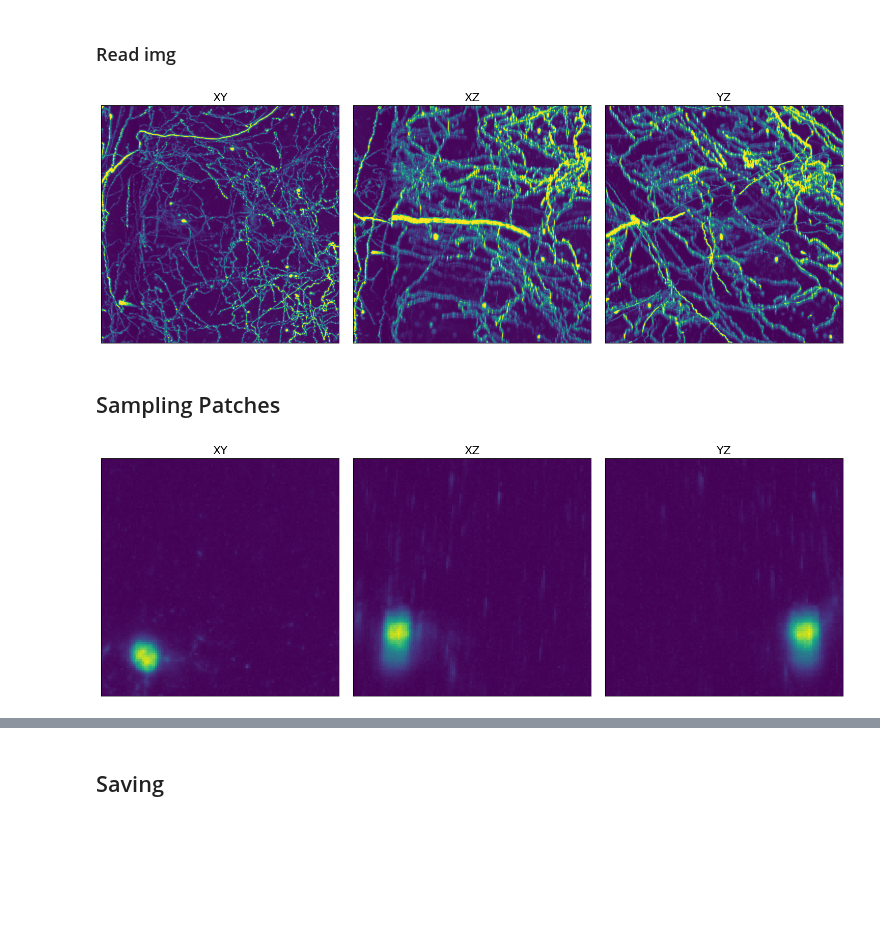
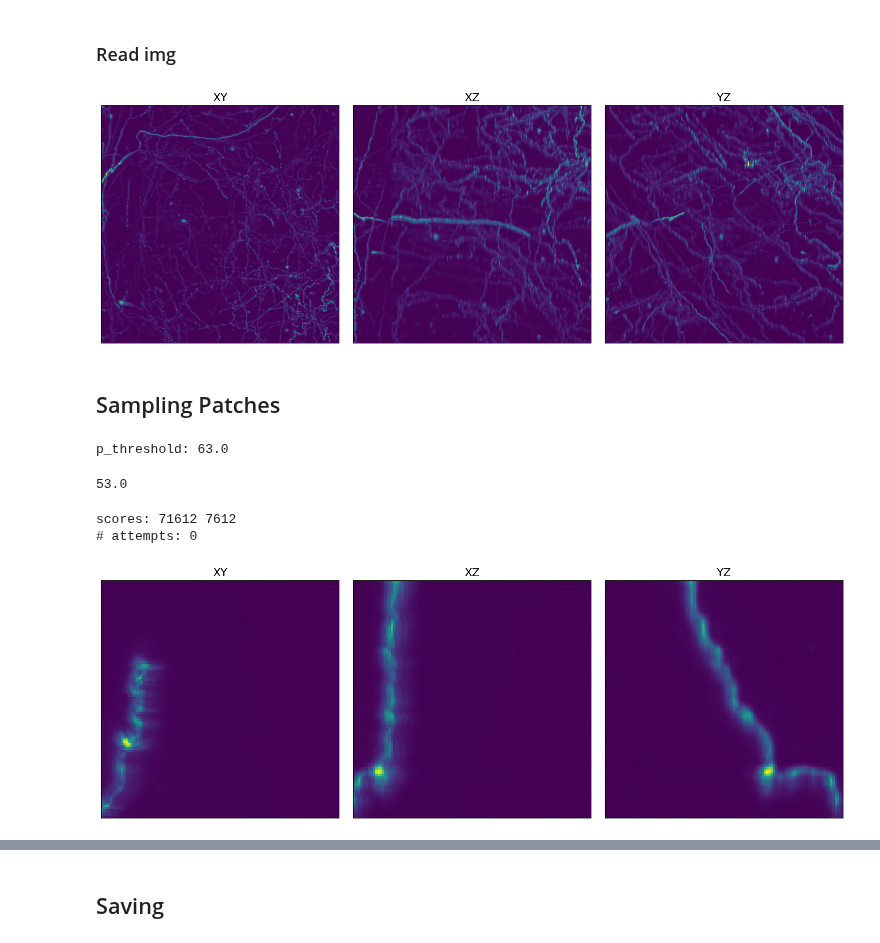
Before and after one commit to AllenNeuralDynamics/aind-exaspim-soma-detection, a Jupyter notebook: code/deconvolution_notebook.ipynb, the cells around one changed output, grey strips where cells are left out. Saved outputs shown, nothing was run; the diff lists cells and outputs as text; code cells hidden in the pictures; blank space fills up the shorter version.

```diff
--- a/code/deconvolution_notebook.ipynb
+++ b/code/deconvolution_notebook.ipynb
@@ -114,21 +114,28 @@ sites = [
 # %%
 # Region of interest
 origin = [36192, 5200, 17781]
 shape = [1200, 1200, 1200]
 from_center = True
 
 # Read img
 voxel = img_utils.to_voxels(origin, downsample_factor=downsample_factor)
 img_chunk = read_from_s3(img, voxel, shape, from_center=from_center)
 #img_chunk = imread("/root/capsule/results/inference/exaspim_685221_by_20240910-0045_axial_to_lateral_gan_apollo/test_latest_iter14000/volumes/output_volume_xy-view_iter-14000.tif")
-img_chunk = rescale(img_chunk, clip_bool=True)
+#img_chunk = rescale(img_chunk, clip_bool=True)
 #imwrite(f"/root/capsule/data/test_exaspim_{dataset}/raw_3.tiff", img_chunk)
 
 # Plot mips
-plot_mips(img_chunk, clip_bool=False)
+plot_mips(img_chunk, clip_bool=True)
 # %% [output]
-[figure, old version]
+[figure, new version]
 # %% [markdown]
 ## Sampling Patches
+# %%
+# Set threshold
+percentile = 95
+p_threshold = np.percentile(img_chunk, percentile)
+print("p_threshold:", p_threshold)
+# %% [output]
+p_threshold: 63.0
 # %%
 from numpy.random import randint as rand
@@ -178,8 +185,14 @@ normalized_img_chunk = normalized_img_chunk / np.percentile(img_chunk, 99)
+# %%
+np.median(sampled_chunk)
+# %% [output]
+53.0
 # %%
-sampled_chunk = sample_chunk_from_large_arr(normalized_img_chunk, (128, 128, 128))
+sampled_chunk = sample_chunk_from_large_arr(img_chunk, (108, 108, 108))
 plot_mips(sampled_chunk, clip_bool=False)
 # %% [output]
+scores: 71612 7612
+# attempts: 0
-[figure, old version]
+[figure, new version]
 # %%
 projection = sample_projection(sampled_chunk, 0)
 plt.imshow(projection)
```
Also changed, not shown: parts of 3 cells of this notebook, 3 other files.
